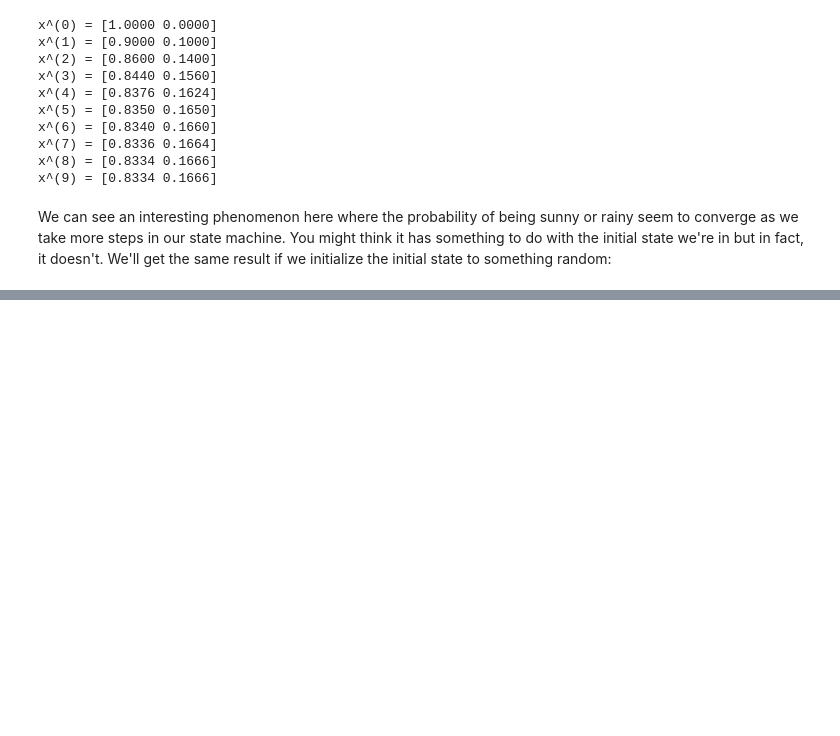
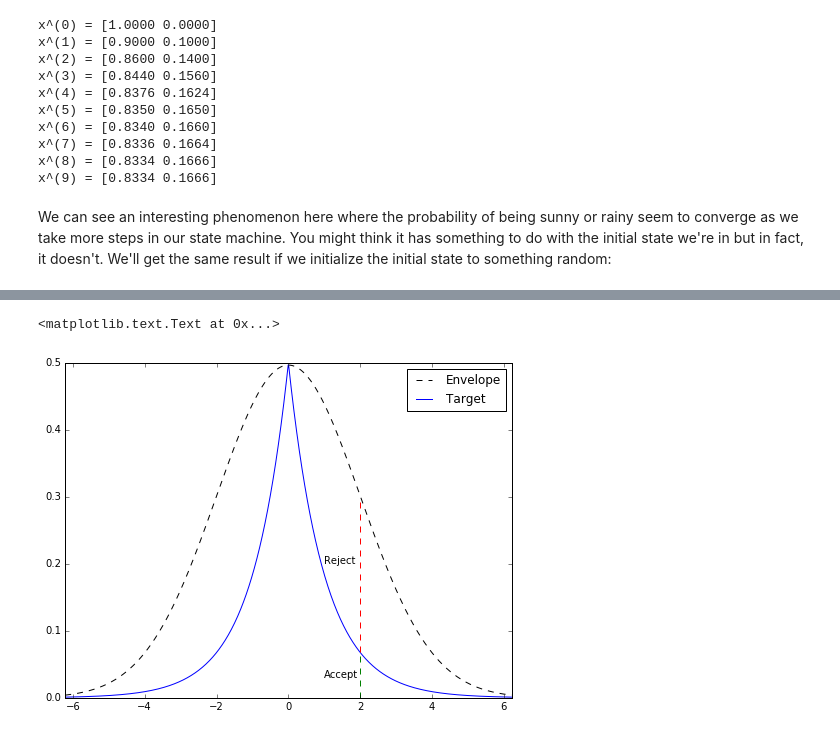
Before and after one commit to bjlkeng/bjlkeng.github.io, a Jupyter notebook: source/posts/markov-chain-monte-carlo-mcmc-and-the-metropolis-hastings-algorithm.ipynb, the cells around one changed output, grey strips where cells are left out. Cells and saved outputs as stored; diff of their text form; code cells hidden in the pictures; blank space fills up the shorter version.

Commit message:
Got MCMC seciton done and started rejection sampling.

```diff
--- a/source/posts/markov-chain-monte-carlo-mcmc-and-the-metropolis-hastings-algorithm.ipynb
+++ b/source/posts/markov-chain-monte-carlo-mcmc-and-the-metropolis-hastings-algorithm.ipynb
@@ -135,0 +161,29 @@ In other words, in the long run, the proportion of times that you transition fro
+# %%
+%matplotlib inline
+import pandas as pd
+import matplotlib.pyplot as plt
+import scipy.stats as stats
+
+# Target = double gamma distribution
+# Envelope = normal distribution
+dg = stats.dgamma(a=1)
+norm = stats.norm(loc=0, scale=2)
+
+# Generate samples for PDF
+x = np.linspace(min(dg.ppf(0.001), norm.ppf(0.001)), max(dg.ppf(0.999), norm.ppf(0.999)), 1000)
+dg_samples = dg.pdf(x)
+norm_samples = norm.pdf(x)
+
+# Find scaling constant for envelope
+M = max(dg_samples / norm_samples)
+
+# Plot
+df = pd.DataFrame({'Target': dg_samples, 'Envelope': M * norm_samples}, index=x)
+ax = df.plot(style=['--', '-'], color=['black', 'blue'], figsize=(8,6))
+ax.plot((2, 2), (0, dg.pdf(2)), 'g--')
+ax.plot((2, 2), (dg.pdf(2), M * norm.pdf(2)), 'r--')
+ax.text(1.0, 0.20, 'Reject')
+ax.text(1.0, 0.03, 'Accept')
+# %% [output]
+<matplotlib.text.Text at 0x...>
+[figure, added]
```
Also changed, not shown: parts of 7 cells of this notebook, 2 other files.
